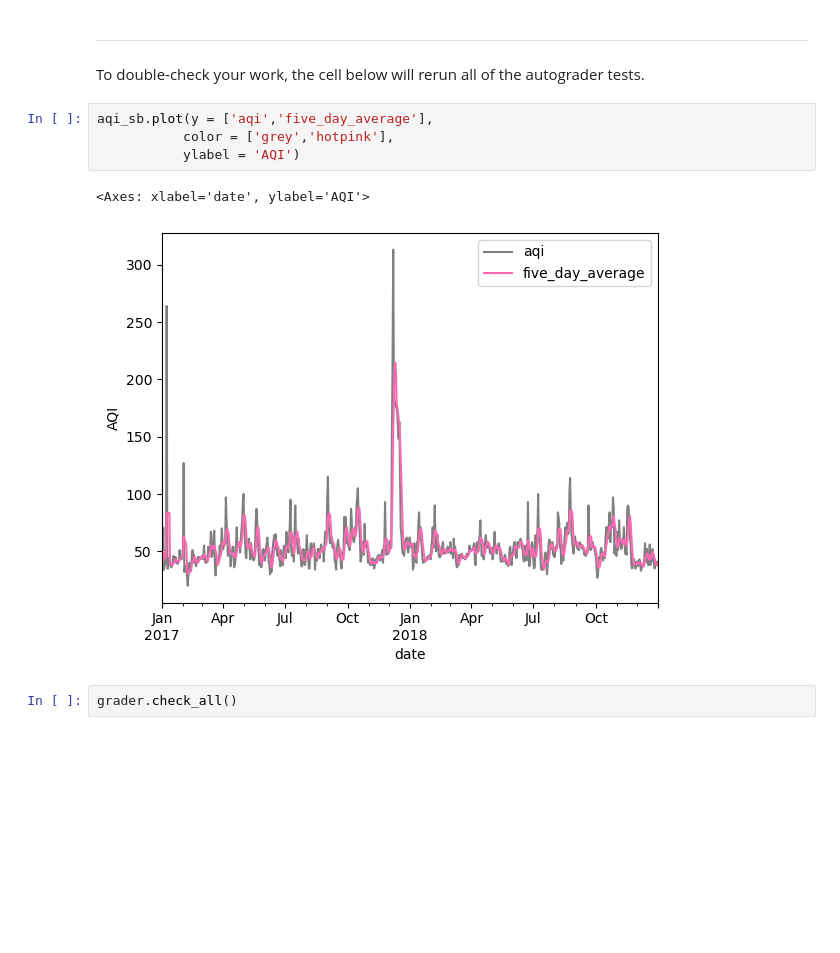
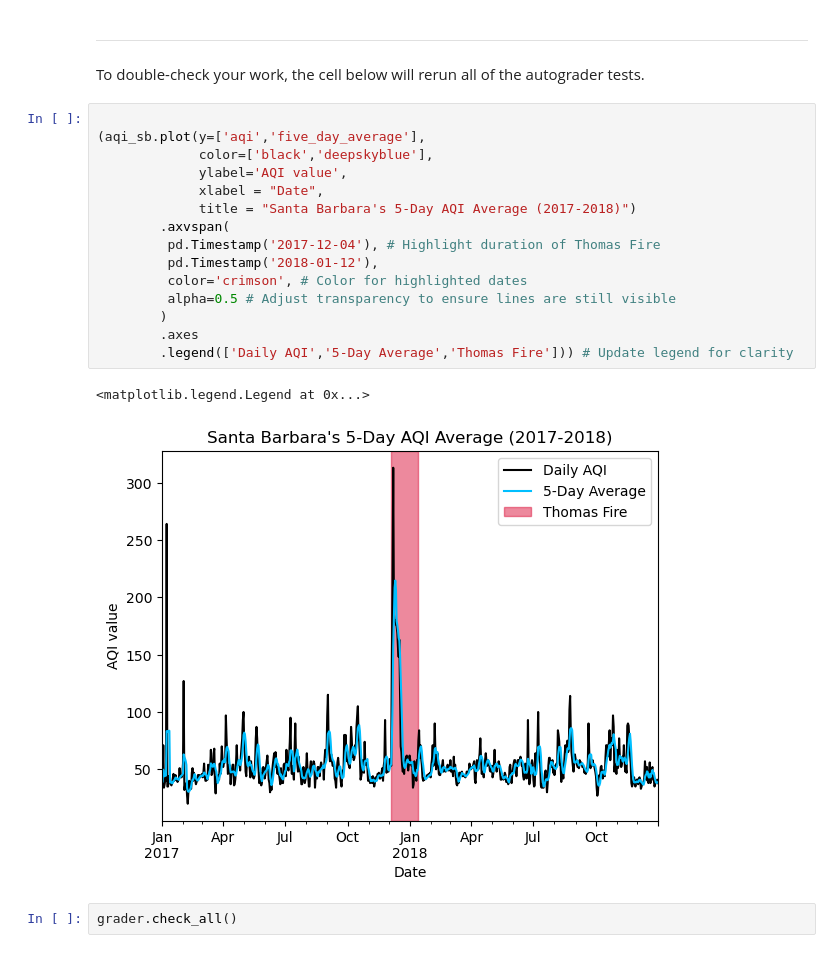
Before and after one commit to kaimorquecho/eds220-hwk2, a Jupyter notebook: task3/hwk2-task3-aqi.ipynb, the cells around one changed output. Saved outputs shown, nothing was run; the diff lists cells and outputs as text; blank space fills up the shorter version.

Commit message:
change plot aesthethics to be accurate, informative and polished, highlight thomas fire timeframe

```diff
--- a/task3/hwk2-task3-aqi.ipynb
+++ b/task3/hwk2-task3-aqi.ipynb
@@ -391,13 +391,24 @@ Can you see the AQI going up during the Thomas Fire in December 2017?
 ---
 
 To double-check your work, the cell below will rerun all of the autograder tests.
-# %%
-aqi_sb.plot(y = ['aqi','five_day_average'],
-           color = ['grey','hotpink'],
-           ylabel = 'AQI')
-# %% [output]
-<Axes: xlabel='date', ylabel='AQI'>
-[figure, removed]
+# %%
+
+(aqi_sb.plot(y=['aqi','five_day_average'],
+             color=['black','deepskyblue'],
+             ylabel='AQI value',
+             xlabel = "Date",
+             title = "Santa Barbara's 5-Day AQI Average (2017-2018)")
+        .axvspan(
+         pd.Timestamp('2017-12-04'), # Highlight duration of Thomas Fire
+         pd.Timestamp('2018-01-12'),
+         color='crimson', # Color for highlighted dates
+         alpha=0.5 # Adjust transparency to ensure lines are still visible
+        )
+        .axes
+        .legend(['Daily AQI','5-Day Average','Thomas Fire'])) # Update legend for clarity
+# %% [output]
+<matplotlib.legend.Legend at 0x...>
+[figure, added]
 # %%
 grader.check_all()
 # %% [output]
```
